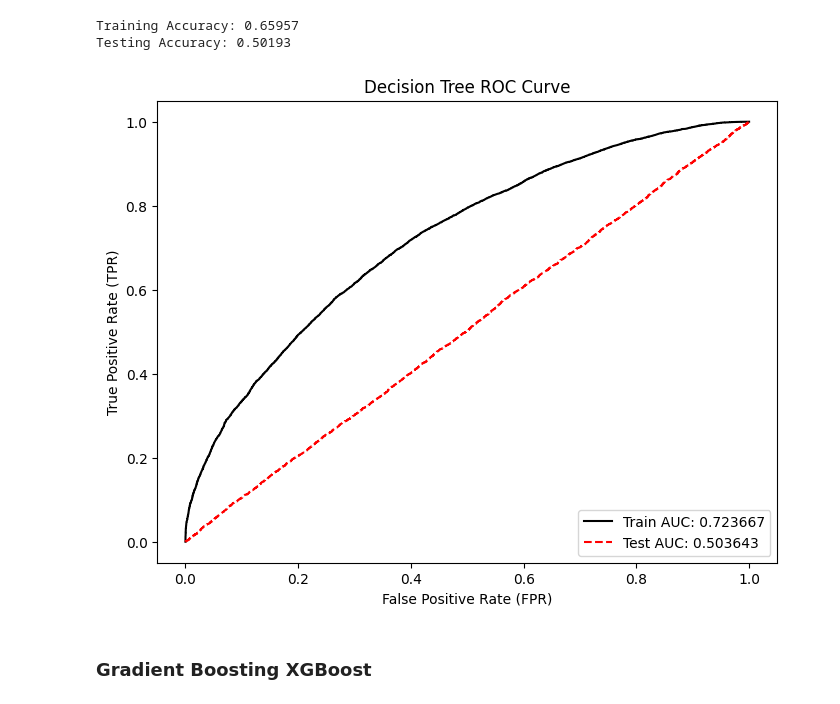
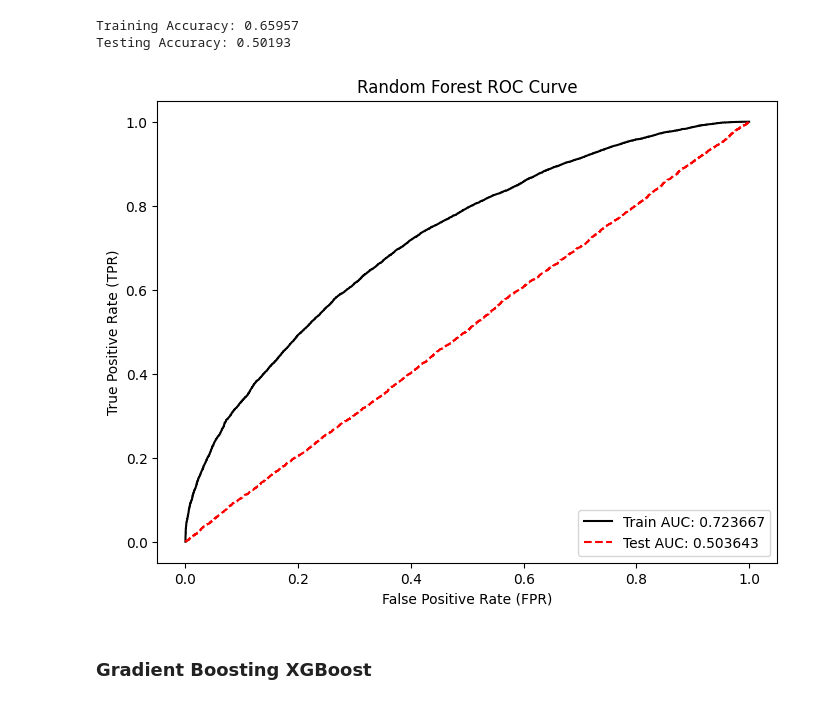
Before and after one commit to Kermit3T/bot-detection-project, a Jupyter notebook: twitter-bot-detection/IPython NoteBooks/BotDetection.ipynb, the cells around one changed output. Drawn from its saved outputs; the diff is of its cells as text; code cells hidden in the pictures.

```diff
--- a/twitter-bot-detection/IPython NoteBooks/BotDetection.ipynb
+++ b/twitter-bot-detection/IPython NoteBooks/BotDetection.ipynb
@@ -228,23 +227,23 @@ Testing Accuracy: 0.50193
 # %%
 scores_train = clf.predict_proba(X_train)[:, 1]
 scores_test = clf.predict_proba(X_test)[:, 1]
 
 fpr_train, tpr_train, _ = roc_curve(y_train, scores_train, pos_label=1)
 fpr_test, tpr_test, _ = roc_curve(y_test, scores_test, pos_label=1)
 
 auc_train = auc(fpr_train, tpr_train)
 auc_test = auc(fpr_test, tpr_test)
 
 plt.figure(figsize=(8, 6))
 plt.plot(fpr_train, tpr_train, color='black', label=f'Train AUC: {auc_train:.6f}')
 plt.plot(fpr_test, tpr_test, color='red', ls='--', label=f'Test AUC: {auc_test:.6f}')
-plt.title("Decision Tree ROC Curve")
+plt.title("Random Forest ROC Curve")
 plt.xlabel("False Positive Rate (FPR)")
 plt.ylabel("True Positive Rate (TPR)")
 plt.legend(loc='lower right')
 plt.show()
 # %% [output]
-[figure, old version]
+[figure, new version]
 # %% [markdown]
 ### Gradient Boosting XGBoost
 # %%
```
Also changed, not shown: parts of 2 cells of this notebook.
